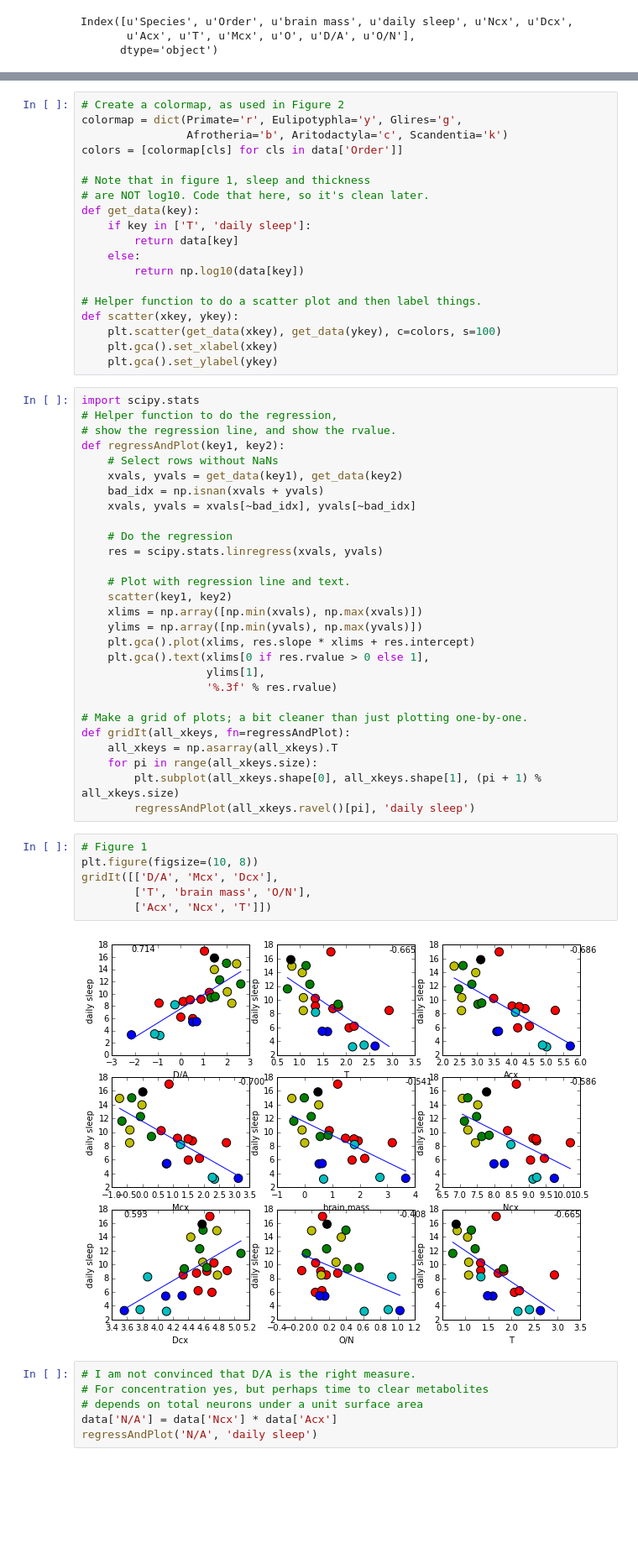
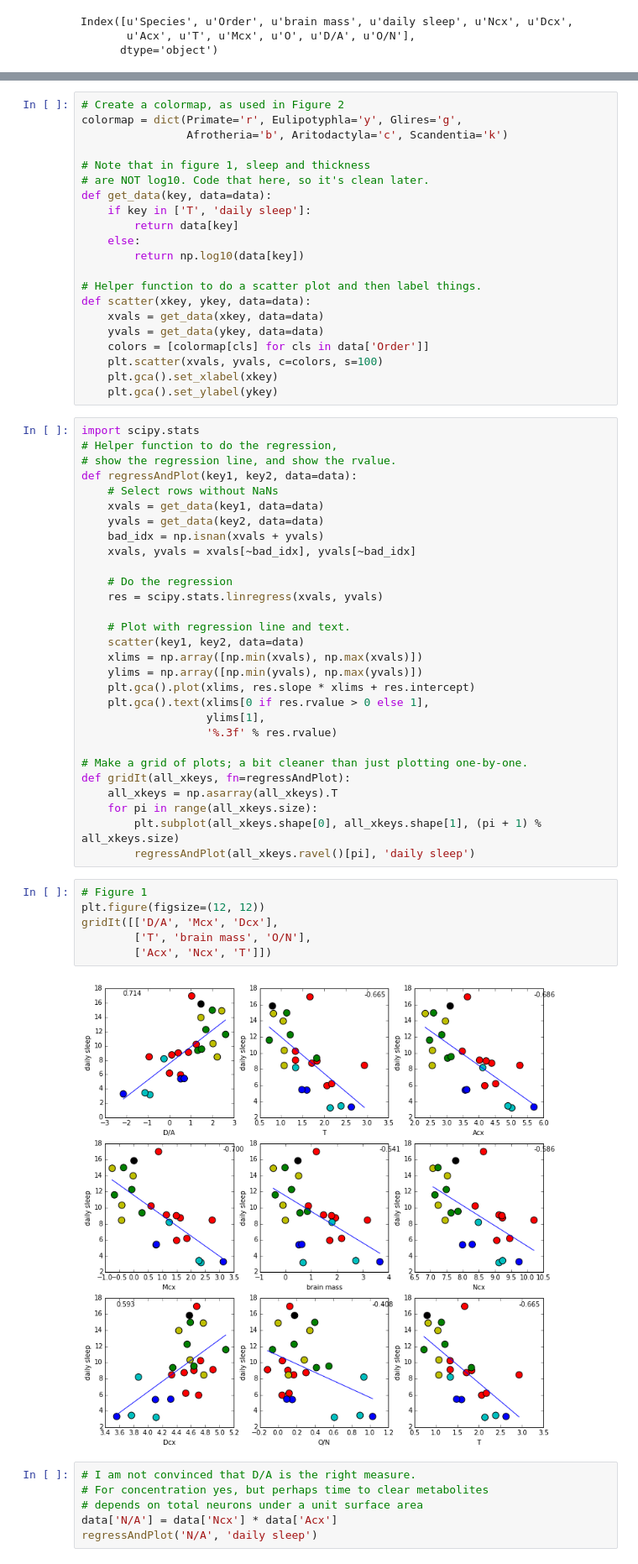
Before and after one commit to bcipolli/SfN15, a Jupyter notebook: HH2015.ipynb, the cells around one changed output, grey strips where cells are left out. Shown at 84% size. Cells and saved outputs as stored; diff of their text form; blank space fills up the shorter version.

Commit message:
Adding linear regression analysis.

```diff
--- a/HH2015.ipynb
+++ b/HH2015.ipynb
@@ -53,28 +33,31 @@ data  # show the data table
 # Create a colormap, as used in Figure 2
 colormap = dict(Primate='r', Eulipotyphla='y', Glires='g',
                 Afrotheria='b', Aritodactyla='c', Scandentia='k')
-colors = [colormap[cls] for cls in data['Order']]
 
 # Note that in figure 1, sleep and thickness
 # are NOT log10. Code that here, so it's clean later.
-def get_data(key):
+def get_data(key, data=data):
     if key in ['T', 'daily sleep']:
         return data[key]
     else:
         return np.log10(data[key])
 
 # Helper function to do a scatter plot and then label things.
-def scatter(xkey, ykey):
-    plt.scatter(get_data(xkey), get_data(ykey), c=colors, s=100)
+def scatter(xkey, ykey, data=data):
+    xvals = get_data(xkey, data=data)
+    yvals = get_data(ykey, data=data)
+    colors = [colormap[cls] for cls in data['Order']]
+    plt.scatter(xvals, yvals, c=colors, s=100)
     plt.gca().set_xlabel(xkey)
     plt.gca().set_ylabel(ykey)
 # %%
 import scipy.stats
 # Helper function to do the regression,
 # show the regression line, and show the rvalue.
-def regressAndPlot(key1, key2):
+def regressAndPlot(key1, key2, data=data):
     # Select rows without NaNs
-    xvals, yvals = get_data(key1), get_data(key2)
+    xvals = get_data(key1, data=data)
+    yvals = get_data(key2, data=data)
     bad_idx = np.isnan(xvals + yvals)
     xvals, yvals = xvals[~bad_idx], yvals[~bad_idx]
 
@@ -82,7 +65,7 @@ def regressAndPlot(key1, key2):
     res = scipy.stats.linregress(xvals, yvals)
 
     # Plot with regression line and text.
-    scatter(key1, key2)
+    scatter(key1, key2, data=data)
     xlims = np.array([np.min(xvals), np.max(xvals)])
     ylims = np.array([np.min(yvals), np.max(yvals)])
     plt.gca().plot(xlims, res.slope * xlims + res.intercept)
@@ -98,12 +81,12 @@ def gridIt(all_xkeys, fn=regressAndPlot):
         regressAndPlot(all_xkeys.ravel()[pi], 'daily sleep')
 # %%
 # Figure 1
-plt.figure(figsize=(10, 8))
+plt.figure(figsize=(12, 12))
 gridIt([['D/A', 'Mcx', 'Dcx'],
         ['T', 'brain mass', 'O/N'],
         ['Acx', 'Ncx', 'T']])
 # %% [output]
-[figure, old version]
+[figure, new version]
 # %%
 # I am not convinced that D/A is the right measure.
 # For concentration yes, but perhaps time to clear metabolites
```
Also changed, not shown: parts of 19 cells of this notebook.
